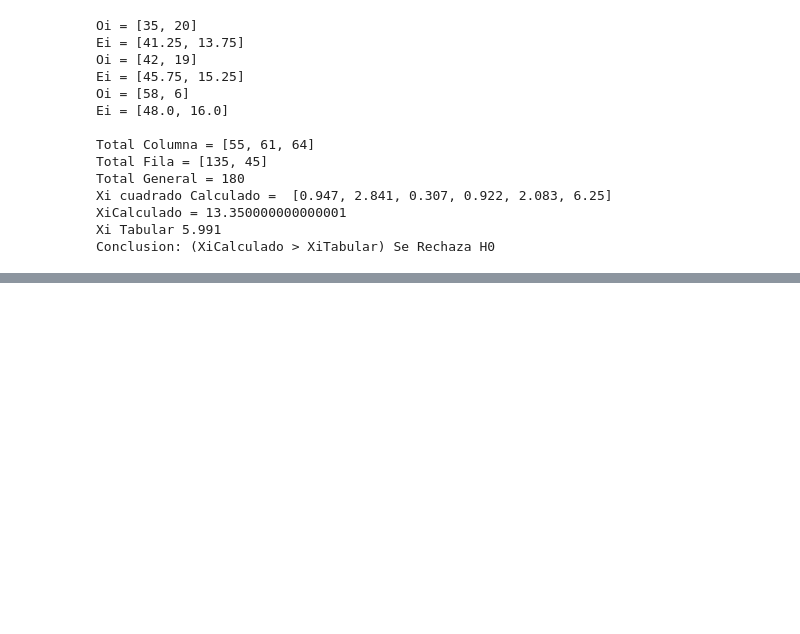
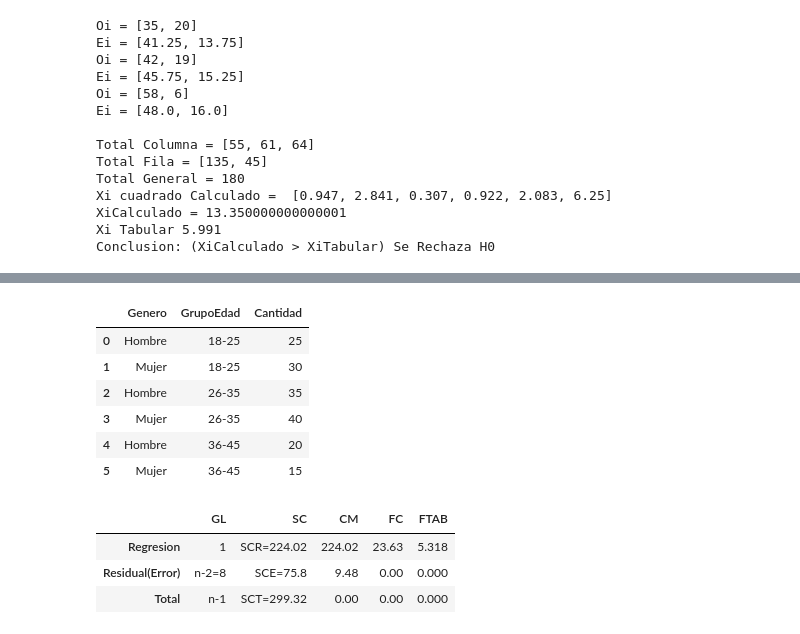
Before and after one commit to ElderJV/UNI-VERANO, a Jupyter notebook: EstadisticaInferencial/prueba.ipynb, the cells around one changed output, grey strips where cells are left out. Saved outputs shown, nothing was run; the diff lists cells and outputs as text; code cells hidden in the pictures; blank space fills up the shorter version.

```diff
--- a/EstadisticaInferencial/prueba.ipynb
+++ b/EstadisticaInferencial/prueba.ipynb
@@ -215,0 +394,47 @@ Conclusion: (XiCalculado > XiTabular) Se Rechaza H0
+# %%
+import pandas as pd
+
+# Crear un DataFrame de ejemplo
+data = {
+    'Genero': ['Hombre', 'Mujer', 'Hombre', 'Mujer', 'Hombre', 'Mujer'],
+    'GrupoEdad': ['18-25', '18-25', '26-35', '26-35', '36-45', '36-45'],
+    'Cantidad': [25, 30, 35, 40, 20, 15]
+}
+
+df = pd.DataFrame(data)
+
+# Crear un cuadro de doble entrada (tabla cruzada)
+tabla_cruzada = pd.crosstab(df['Genero'], df['GrupoEdad'], values=df['Cantidad'], aggfunc='sum', margins=True, margins_name='Total')
+
+# Mostrar el cuadro de doble entrada
+df
+
+# Mi propia Tabla
+# %% [output]
+|  | Genero | GrupoEdad | Cantidad |
+| 0 | Hombre | 18-25 | 25 |
+| 1 | Mujer | 18-25 | 30 |
+| 2 | Hombre | 26-35 | 35 |
+| 3 | Mujer | 26-35 | 40 |
+| 4 | Hombre | 36-45 | 20 |
+| 5 | Mujer | 36-45 | 15 |
+# %%
+import pandas as pd
+
+# Crear un DataFrame de ejemplo
+Anova = {
+    'GL': [1, 'n-2=8', 'n-1'],
+    'SC': ['SCR=224.02', 'SCE=75.8', 'SCT=299.32'],
+    'CM': [224.02, 9.48, 0],
+    'FC': [23.63, 0, 0],
+    'FTAB': [5.318, 0, 0]
+}
+df = pd.DataFrame(Anova, index=['Regresion', 'Residual(Error)', 'Total'])
+
+# Mostrar el DataFrame
+df
+# %% [output]
+|  | GL | SC | CM | FC | FTAB |
+| Regresion | 1 | SCR=224.02 | 224.02 | 23.63 | 5.318 |
+| Residual(Error) | n-2=8 | SCE=75.8 | 9.48 | 0.00 | 0.000 |
+| Total | n-1 | SCT=299.32 | 0.00 | 0.00 | 0.000 |
```
Also changed, not shown: parts of 5 cells of this notebook, 19 other files.
